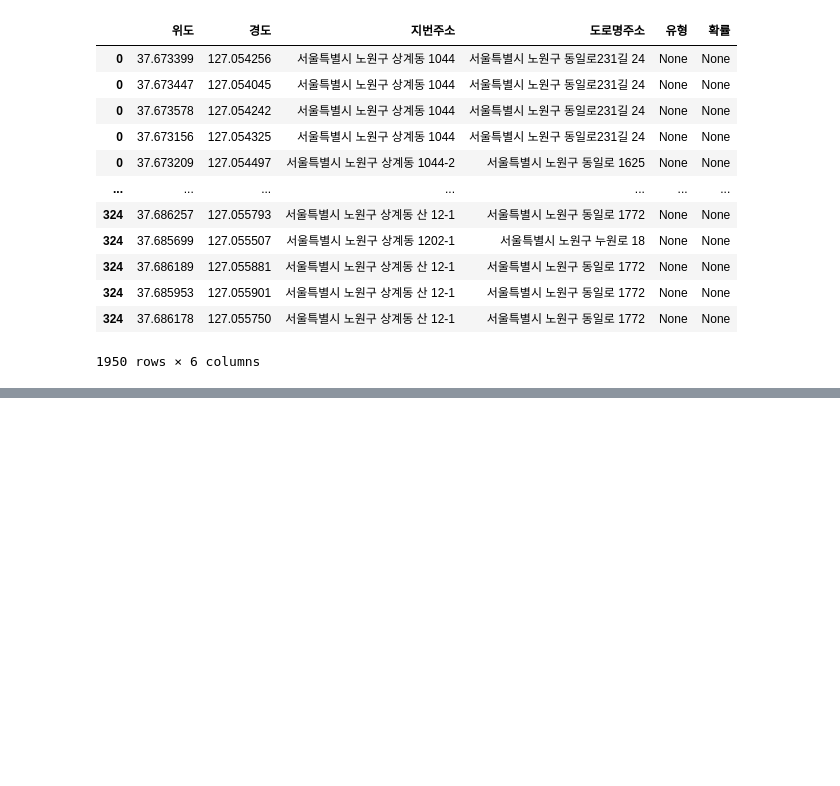
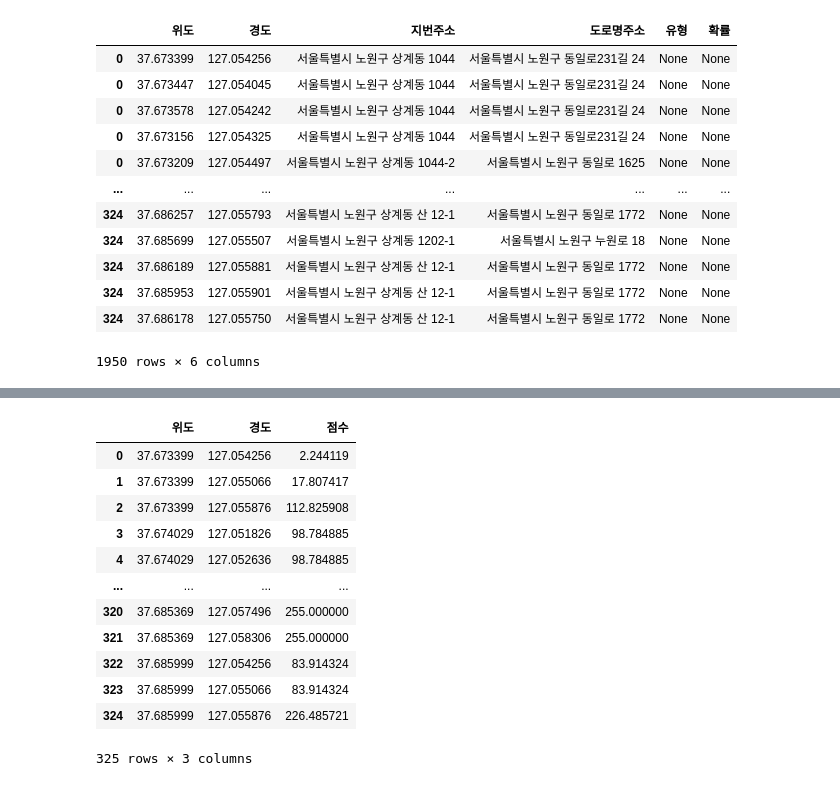
Before and after one commit to topaz11100/bp_final, a Jupyter notebook: 빅프_기말_최종.ipynb, the cells around one changed output, grey strips where cells are left out. Cells and saved outputs as stored; diff of their text form; code cells hidden in the pictures; blank space fills up the shorter version.

```diff
--- a/빅프_기말_최종.ipynb
+++ b/빅프_기말_최종.ipynb
@@ -204,0 +276,21 @@ police_addr_data.to_csv(data_path+"유형.csv",encoding=encoding)
+# %%
+score = police_addr_data[["index", "확률"]].groupby("index").sum()
+police_grid["점수"] = score
+mins = police_grid["점수"].min()
+maxs = police_grid["점수"].max()
+police_grid["점수"] = (police_grid["점수"] - mins) / (maxs - mins) * 255
+police_grid
+# %% [output]
+|  | 위도 | 경도 | 점수 |
+| 0 | 37.673399 | 127.054256 | 2.244119 |
+| 1 | 37.673399 | 127.055066 | 17.807417 |
+| 2 | 37.673399 | 127.055876 | 112.825908 |
+| 3 | 37.674029 | 127.051826 | 98.784885 |
+| 4 | 37.674029 | 127.052636 | 98.784885 |
+| ... | ... | ... | ... |
+| 320 | 37.685369 | 127.057496 | 255.000000 |
+| 321 | 37.685369 | 127.058306 | 255.000000 |
+| 322 | 37.685999 | 127.054256 | 83.914324 |
+| 323 | 37.685999 | 127.055066 | 83.914324 |
+| 324 | 37.685999 | 127.055876 | 226.485721 |
+325 rows × 3 columns
```
Also changed, not shown: parts of 36 cells of this notebook, 13 other files.
